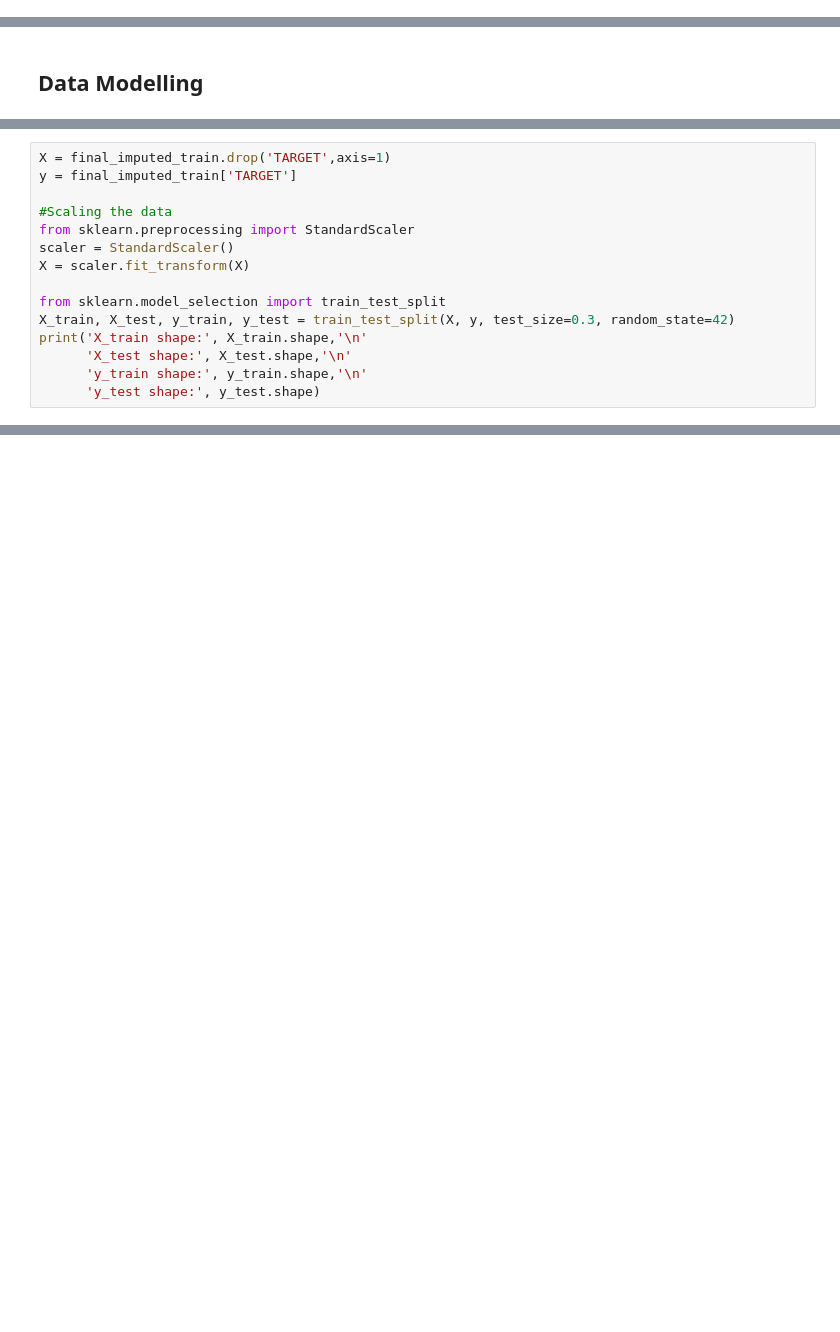
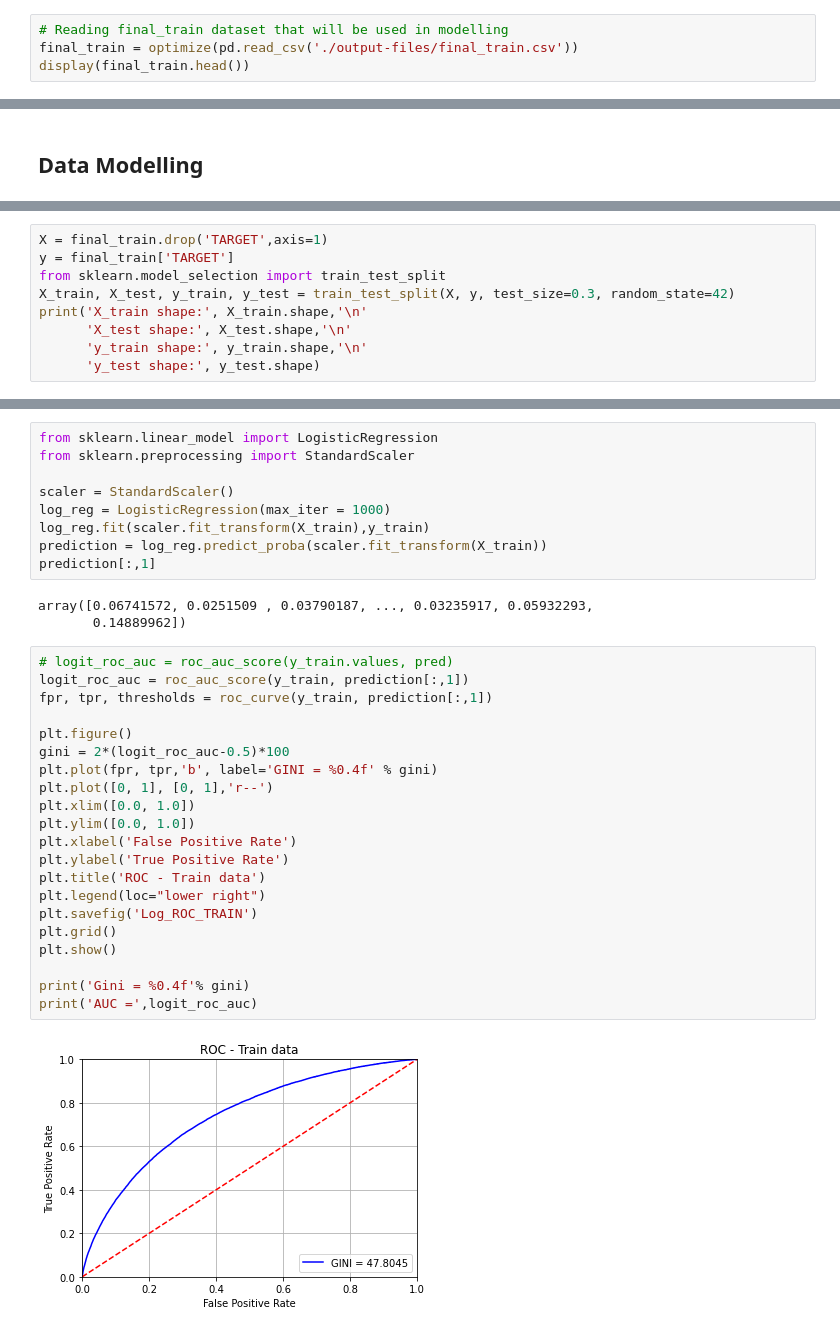
Before and after one commit to alfredomarciano98/credit-risk-analysis, a Jupyter notebook: credit-risk-analysis.ipynb, the cells around one changed output, grey strips where cells are left out. Drawn from its saved outputs; the diff is of its cells as text; blank space fills up the shorter version.

```diff
--- a/credit-risk-analysis.ipynb
+++ b/credit-risk-analysis.ipynb
@@ -641,0 +657,4 @@ Decreased by 49.9%
+# %%
+# Reading final_train dataset that will be used in modelling
+final_train = optimize(pd.read_csv('./output-files/final_train.csv'))
+display(final_train.head())
@@ -646,12 +675,6 @@ Decreased by 49.9%
 # %%
-X = final_imputed_train.drop('TARGET',axis=1)
-y = final_imputed_train['TARGET']
-
-#Scaling the data
-from sklearn.preprocessing import StandardScaler
-scaler = StandardScaler()
-X = scaler.fit_transform(X)
-
+X = final_train.drop('TARGET',axis=1)
+y = final_train['TARGET']
 from sklearn.model_selection import train_test_split
 X_train, X_test, y_train, y_test = train_test_split(X, y, test_size=0.3, random_state=42)
 print('X_train shape:', X_train.shape,'\n'
@@ -664,2 +687,37 @@ X_test shape: (92254, 121)
 y_train shape: (215257,)
 y_test shape: (92254,)
+# %%
+from sklearn.linear_model import LogisticRegression
+from sklearn.preprocessing import StandardScaler
+
+scaler = StandardScaler()
+log_reg = LogisticRegression(max_iter = 1000)
+log_reg.fit(scaler.fit_transform(X_train),y_train)
+prediction = log_reg.predict_proba(scaler.fit_transform(X_train))
+prediction[:,1]
+# %% [output]
+array([0.06741572, 0.0251509 , 0.03790187, ..., 0.03235917, 0.05932293,
+       0.14889962])
+# %%
+# logit_roc_auc = roc_auc_score(y_train.values, pred)
+logit_roc_auc = roc_auc_score(y_train, prediction[:,1])
+fpr, tpr, thresholds = roc_curve(y_train, prediction[:,1])
+
+plt.figure()
+gini = 2*(logit_roc_auc-0.5)*100
+plt.plot(fpr, tpr,'b', label='GINI = %0.4f' % gini)
+plt.plot([0, 1], [0, 1],'r--')
+plt.xlim([0.0, 1.0])
+plt.ylim([0.0, 1.0])
+plt.xlabel('False Positive Rate')
+plt.ylabel('True Positive Rate')
+plt.title('ROC - Train data')
+plt.legend(loc="lower right")
+plt.savefig('Log_ROC_TRAIN')
+plt.grid()
+plt.show()
+
+print('Gini = %0.4f'% gini)
+print('AUC =',logit_roc_auc)
+# %% [output]
+[figure, added]
```
Also changed, not shown: parts of 35 cells of this notebook.
